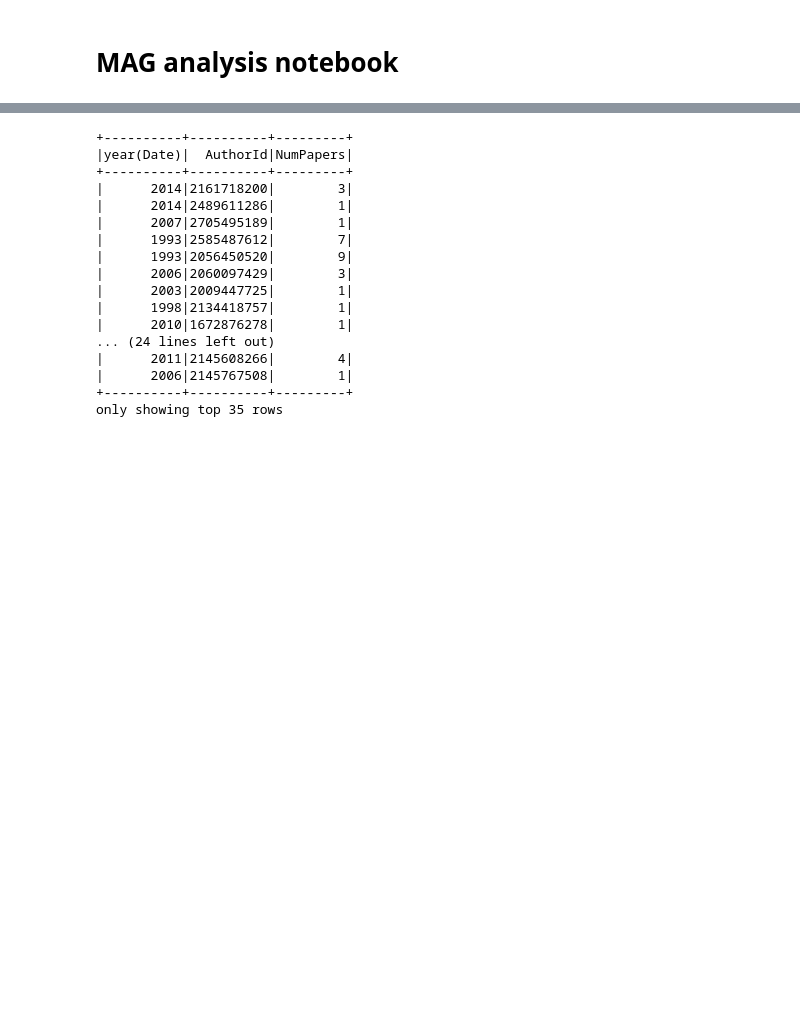
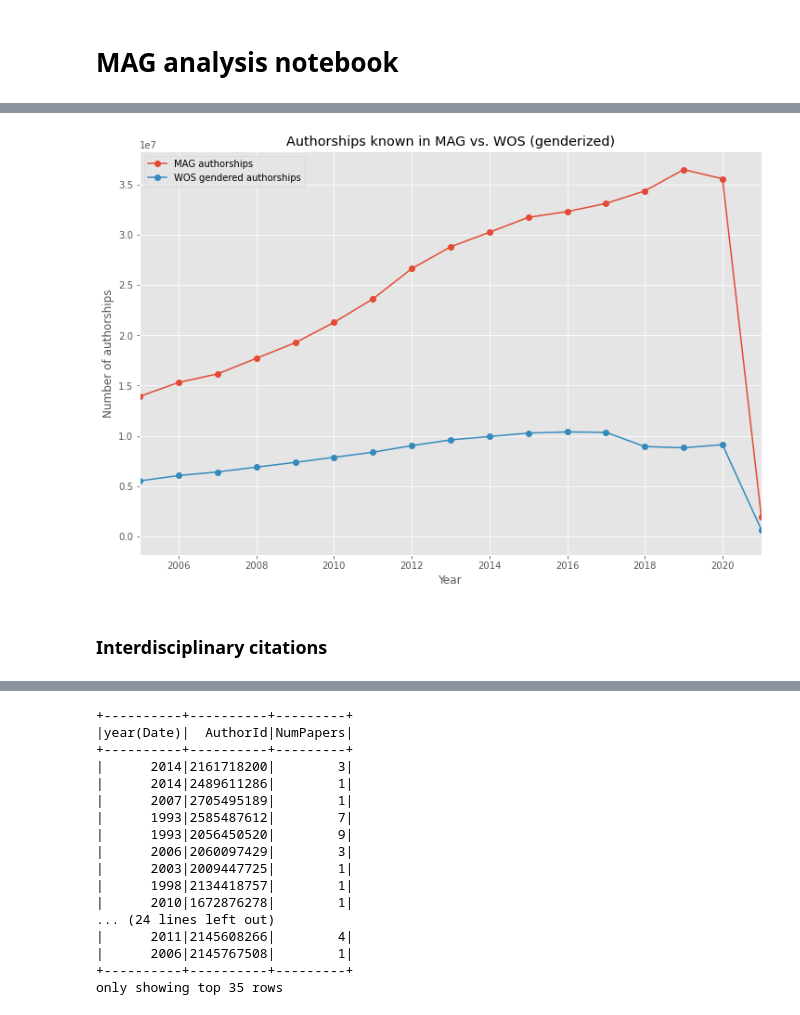
Before and after one commit to buschbirk/CentralityFairness, a Jupyter notebook: MAG analysis notebook.ipynb, the cells around one changed output, grey strips where cells are left out. Cells and saved outputs as stored; diff of their text form; code cells hidden in the pictures; blank space fills up the shorter version.

```diff
--- a/MAG analysis notebook.ipynb
+++ b/MAG analysis notebook.ipynb
@@ -151,0 +219,16 @@ gender_per_discipline_df.to_csv("MAG_FILES/AuthorshipsPerGenderAndField.csv", in
+# %%
+fig, ax = plt.subplots(figsize=(12,8))
+plt.plot(authorships_per_anno_df_group['year(Date)'],  authorships_per_anno_df_group['AllAuthorships'],
+         '-o', label='MAG authorships')
+plt.plot(authorships_per_anno_df_group['year(Date)'],  authorships_per_anno_df_group['WosAuthorships'],
+         '-o', label='WOS gendered authorships')
+plt.xlim(2005, 2021)
+plt.title('Authorships known in MAG vs. WOS (genderized)')
+plt.xlabel('Year')
+plt.ylabel('Number of authorships')
+plt.legend()
+plt.show()
+# %% [output]
+[figure, added]
+# %% [markdown]
+### Interdisciplinary citations
```
Also changed, not shown: parts of 26 cells of this notebook, 8 other files.
